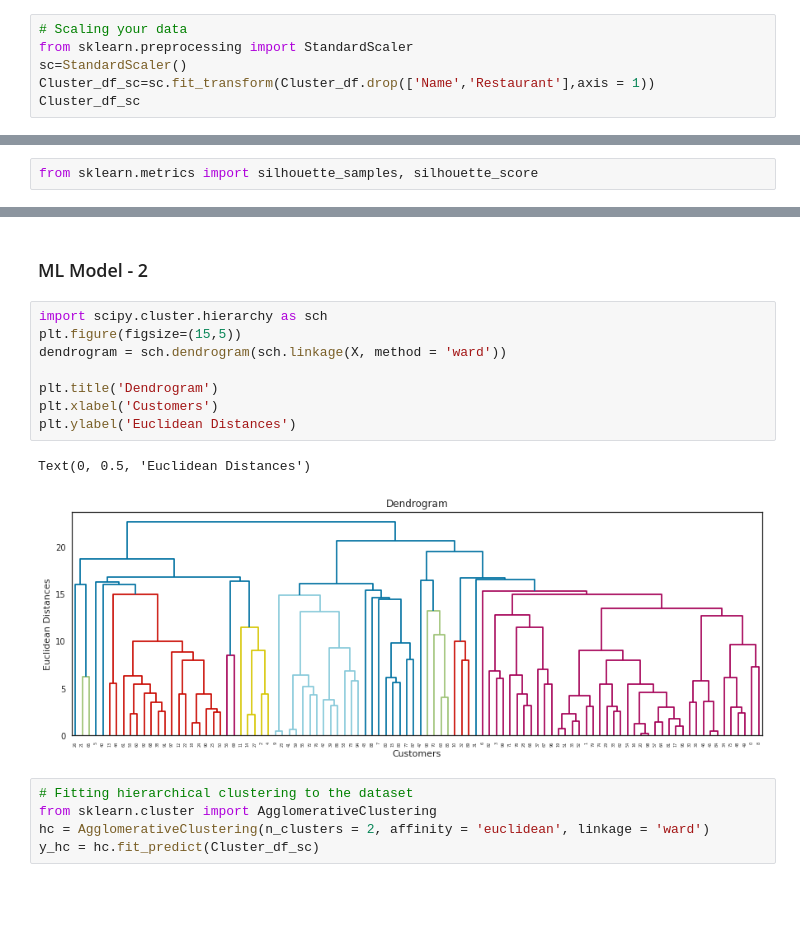
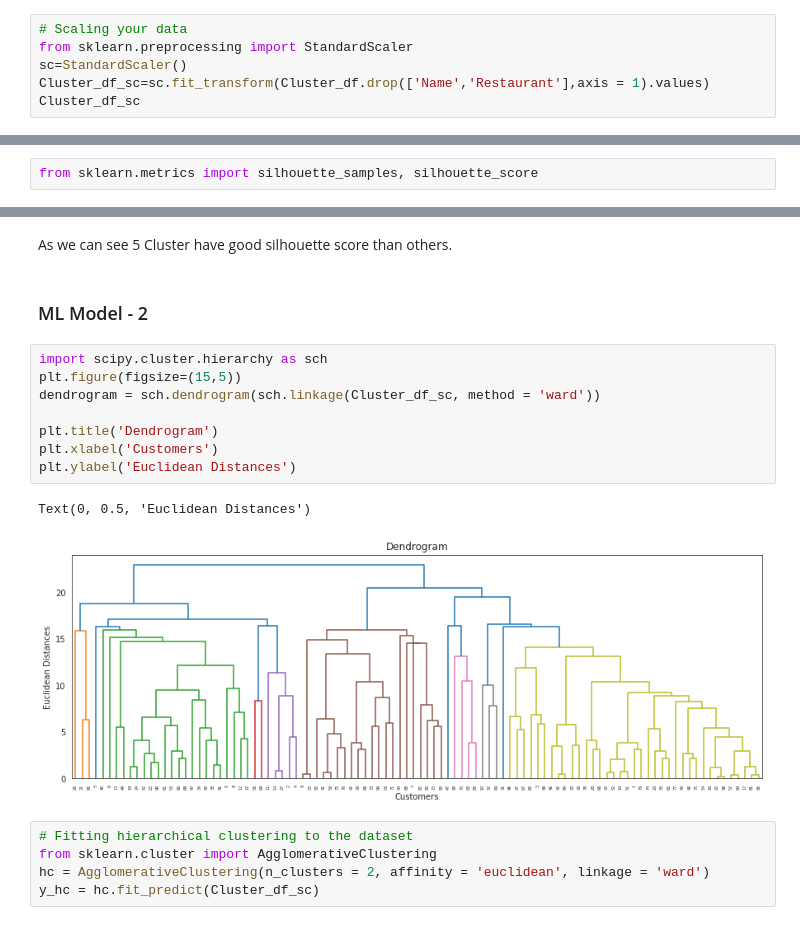
Before and after one commit to CoderPranavRaj/Zomato-Restaurant-Clustering-and-Sentiment-Analysis, a Jupyter notebook: ML_Submission_capstone_4.ipynb, the cells around one changed output, grey strips where cells are left out. Cells and saved outputs as stored; diff of their text form; blank space fills up the shorter version.

```diff
--- a/ML_Submission_capstone_4.ipynb
+++ b/ML_Submission_capstone_4.ipynb
@@ -1304,7 +1350,7 @@ For Clustering the restaurants we have decided to do clustering based on restaur
 # Scaling your data
 from sklearn.preprocessing import StandardScaler
 sc=StandardScaler()
-Cluster_df_sc=sc.fit_transform(Cluster_df.drop(['Name','Restaurant'],axis = 1))
+Cluster_df_sc=sc.fit_transform(Cluster_df.drop(['Name','Restaurant'],axis = 1).values)
 Cluster_df_sc
 # %% [output]
 array([[-0.14302616, -0.25264558, -0.25264558, ..., -0.14285714,
@@ -1394,16 +1440,18 @@ For n_clusters = 13, silhouette score is 0.10634847401228444
+# %% [markdown]
+As we can see 5 Cluster have good silhouette score than others.
 # %% [markdown]
 ### ML Model - 2
 # %%
 import scipy.cluster.hierarchy as sch
 plt.figure(figsize=(15,5))
-dendrogram = sch.dendrogram(sch.linkage(X, method = 'ward'))
+dendrogram = sch.dendrogram(sch.linkage(Cluster_df_sc, method = 'ward'))
 
 plt.title('Dendrogram')
 plt.xlabel('Customers')
 plt.ylabel('Euclidean Distances')
 # %% [output]
 Text(0, 0.5, 'Euclidean Distances')
-[figure, old version]
+[figure, new version]
 # %%
 # Fitting hierarchical clustering to the dataset
 from sklearn.cluster import AgglomerativeClustering
```
Also changed, not shown: parts of 24 cells of this notebook.
